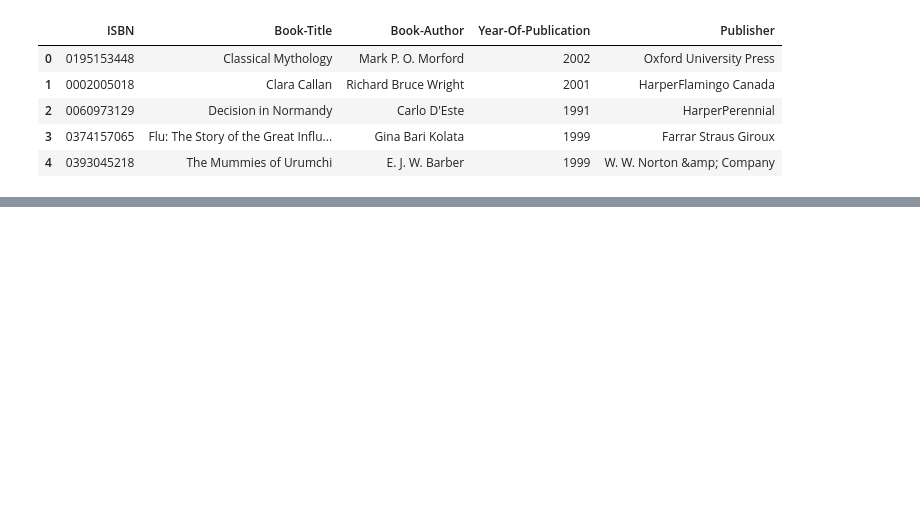
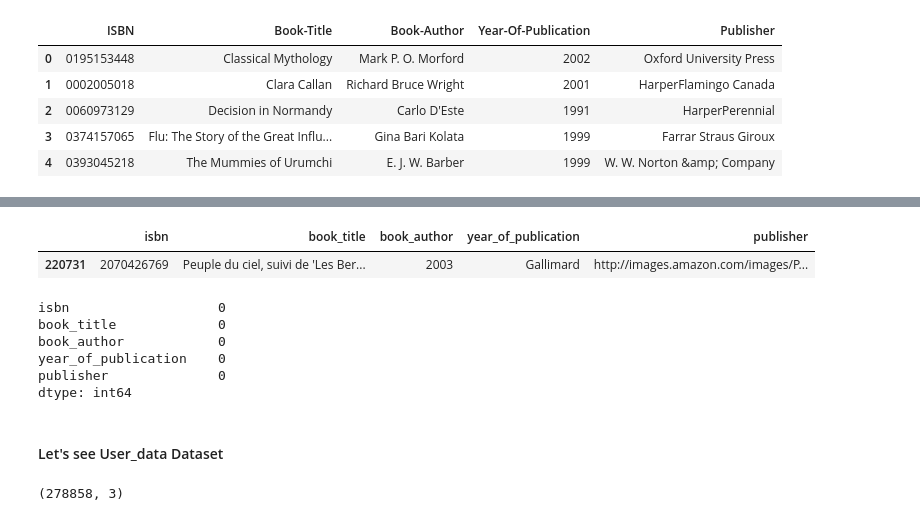
Before and after one commit to Prathamesshh/AI-Based-Book-Recommendation, a Jupyter notebook: model.ipynb, the cells around one changed output, grey strips where cells are left out. Saved outputs shown, nothing was run; the diff lists cells and outputs as text; code cells hidden in the pictures; blank space fills up the shorter version.

```diff
--- a/model.ipynb
+++ b/model.ipynb
@@ -133,0 +206,7 @@ book_data.head()
+# %%
+
+# Extracting and fixing mismatch in feature 'year_of_publication', 'publisher', 'book_author', 'book_title'
+book_data[book_data['year_of_publication'] == 'Gallimard']
+# %% [output]
+|  | isbn | book_title | book_author | year_of_publication | publisher |
+| 220731 | 2070426769 | Peuple du ciel, suivi de 'Les Ber... | 2003 | Gallimard | http://images.amazon.com/images/P... |
@@ -133,0 +215,16 @@ book_data.head()
+# %%
+book_data.isnull().sum()
+# %% [output]
+isbn                   0
+book_title             0
+book_author            0
+year_of_publication    0
+publisher              0
+dtype: int64
+# %% [markdown]
+#### Let's see User_data Dataset
+# %%
+# users_data size
+print(users_data.shape)
+# %% [output]
+(278858, 3)
```
Also changed, not shown: parts of 12 cells of this notebook.
